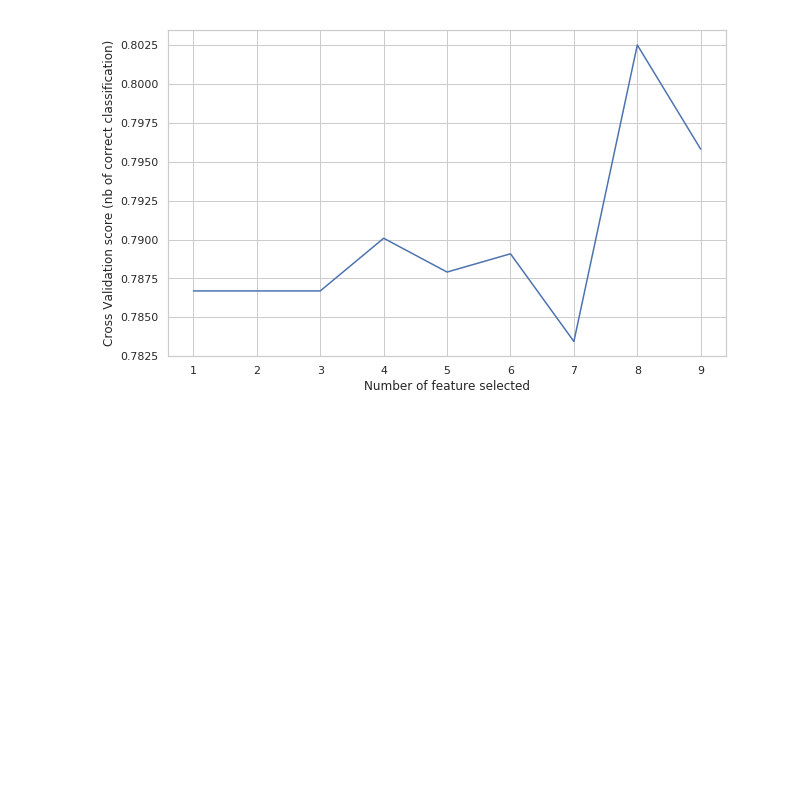
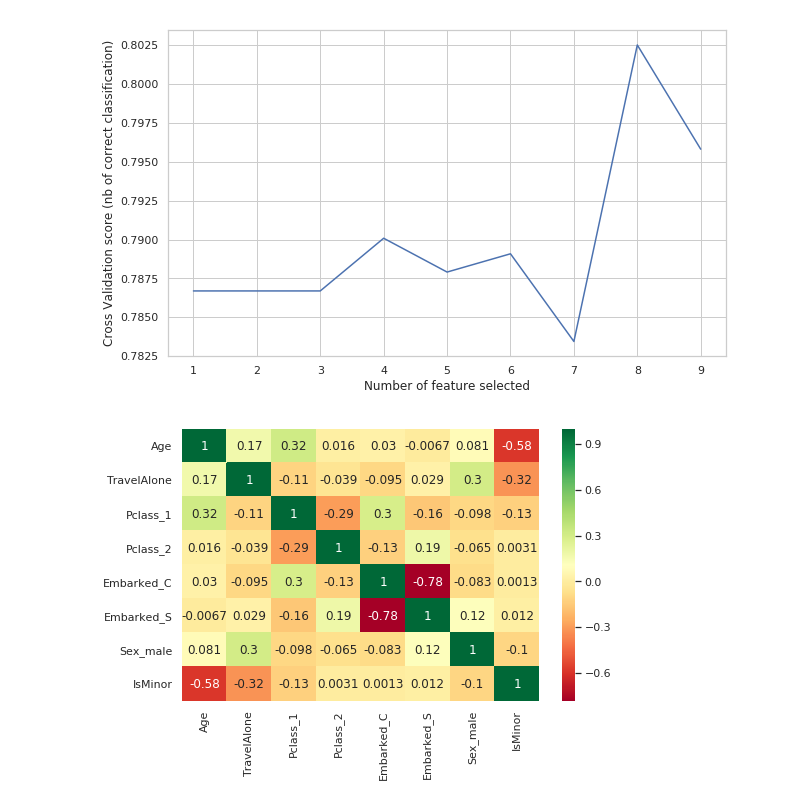
Before and after one commit to mxzgit/Data-science, a Jupyter notebook: Models/Titanic_LR.ipynb, the cells around one changed output. Drawn from its saved outputs; the diff is of its cells as text; code cells hidden in the pictures; blank space fills up the shorter version.

```diff
--- a/Models/Titanic_LR.ipynb
+++ b/Models/Titanic_LR.ipynb
@@ -312,3 +315,12 @@ plt.show()
 Optimal number of featurs: 8
 Selected features: ['Age', 'TravelAlone', 'Pclass_1', 'Pclass_2', 'Embarked_C', 'Embarked_S', 'Sex_male', 'IsMinor']
 [figure]
+# %%
+Selected_features = ['Age', 'TravelAlone', 'Pclass_1', 'Pclass_2', 'Embarked_C', 'Embarked_S', 'Sex_male', 'IsMinor']
+X = final_train[Selected_features]
+
+plt.subplots(figsize=(8,5))
+sns.heatmap(X.corr(), annot=True, cmap="RdYlGn")
+plt.show()
+# %% [output]
+[figure, added]
```
Also changed, not shown: parts of 6 cells of this notebook.
